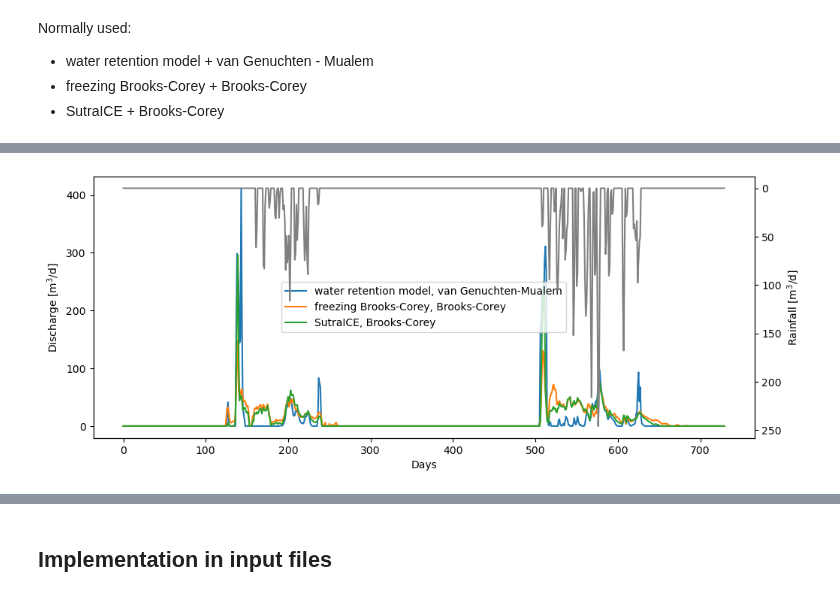
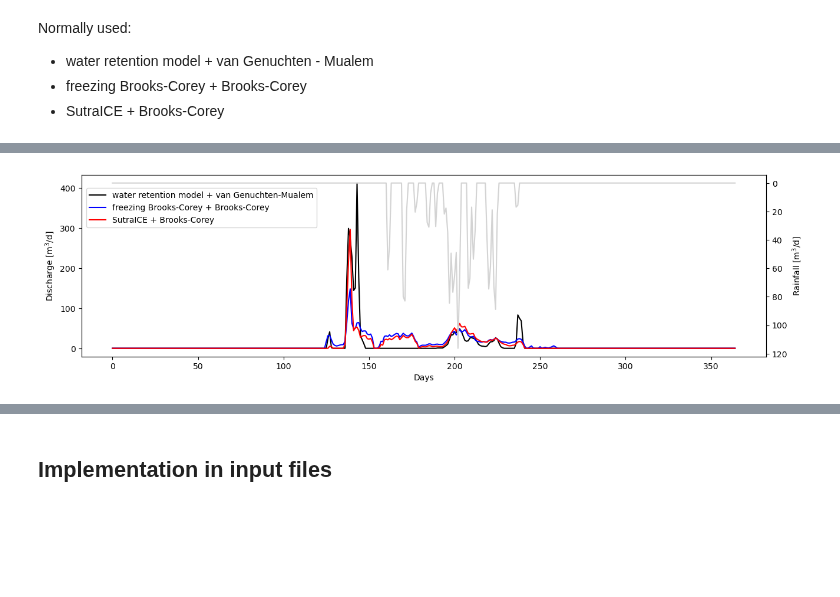
Before and after one commit to amanzi/ats-short-course, a Jupyter notebook: 06_arctic_hydrology/arctic.ipynb, the cells around one changed output, grey strips where cells are left out. Saved outputs shown, nothing was run; the diff lists cells and outputs as text; code cells hidden in the pictures; blank space fills up the shorter version.

```diff
--- a/06_arctic_hydrology/arctic.ipynb
+++ b/06_arctic_hydrology/arctic.ipynb
@@ -122,25 +145,24 @@ Normally used:
 # %%
-df_wrm_vg = pd.read_csv("hillslope-wrmVG_krWRMtypeVG/observation.dat", comment='#', delimiter=' ').iloc[365:].reset_index(drop=True)
-df_frzbc_bc = pd.read_csv("hillslope-wrmVG_krFrzBCtypeBC/observation.dat", comment='#', delimiter=' ').iloc[365:].reset_index(drop=True)
-df_sutraice_bc = pd.read_csv("hillslope-wrmVG_krSutraICEtypeBC/observation.dat", comment='#', delimiter=' ').iloc[365:].reset_index(drop=True)
+df_wrm_vg = pd.read_csv("hillslope-wrmVG_krWRMtypeVG/observation.dat", comment='#', delimiter=' ').iloc[365:-365].reset_index(drop=True)
+df_frzbc_bc = pd.read_csv("hillslope-wrmVG_krFrzBCtypeBC/observation.dat", comment='#', delimiter=' ').iloc[365:-365].reset_index(drop=True)
+df_sutraice_bc = pd.read_csv("hillslope-wrmVG_krSutraICEtypeBC/observation.dat", comment='#', delimiter=' ').iloc[365:-365].reset_index(drop=True)
 # %%
-fig, ax = plt.subplots(1,1, figsize=(10,4))
-plt.subplots_adjust(left=0.06, right=0.94, top=0.98, bottom=0.11)
+fig, ax = plt.subplots(1,1, figsize=(15,4))
 density = 55500
 key = 'discharge [mol/d]'
-(df_wrm_vg[key]/density).plot(ax=ax, label='water retention model, van Genuchten-Mualem')
-(df_frzbc_bc[key]/density).plot(ax=ax, label='freezing Brooks-Corey, Brooks-Corey')
-(df_sutraice_bc[key]/density).plot(ax=ax, label='SutraICE, Brooks-Corey')
+(df_wrm_vg[key]/density).plot(ax=ax, label='water retention model + van Genuchten-Mualem', color='k')
+(df_frzbc_bc[key]/density).plot(ax=ax, label='freezing Brooks-Corey + Brooks-Corey', color='b')
+(df_sutraice_bc[key]/density).plot(ax=ax, label='SutraICE + Brooks-Corey', color='r')
 
 ax2 = ax.twinx()
-df_wrm_vg['rain [m3/d]'].plot(ax=ax2, color='grey')
+df_wrm_vg['rain [m3/d]'].plot(ax=ax2, color='lightgrey')
 ax2.invert_yaxis()
 
 ax.set_xlabel('Days')
 ax.set_ylabel(r'Discharge [m$^3$/d]');
 ax2.set_ylabel(r'Rainfall [m$^3$/d]');
 
 handles, labels = ax.get_legend_handles_labels()
-ax.legend(handles=handles, labels=labels, loc='center');
+ax.legend(handles=handles, labels=labels, bbox_to_anchor=(0.35,0.95));
 # %% [output]
-[figure, old version]
+[figure, new version]
```
Also changed, not shown: parts of 19 cells of this notebook, 10 other files.
